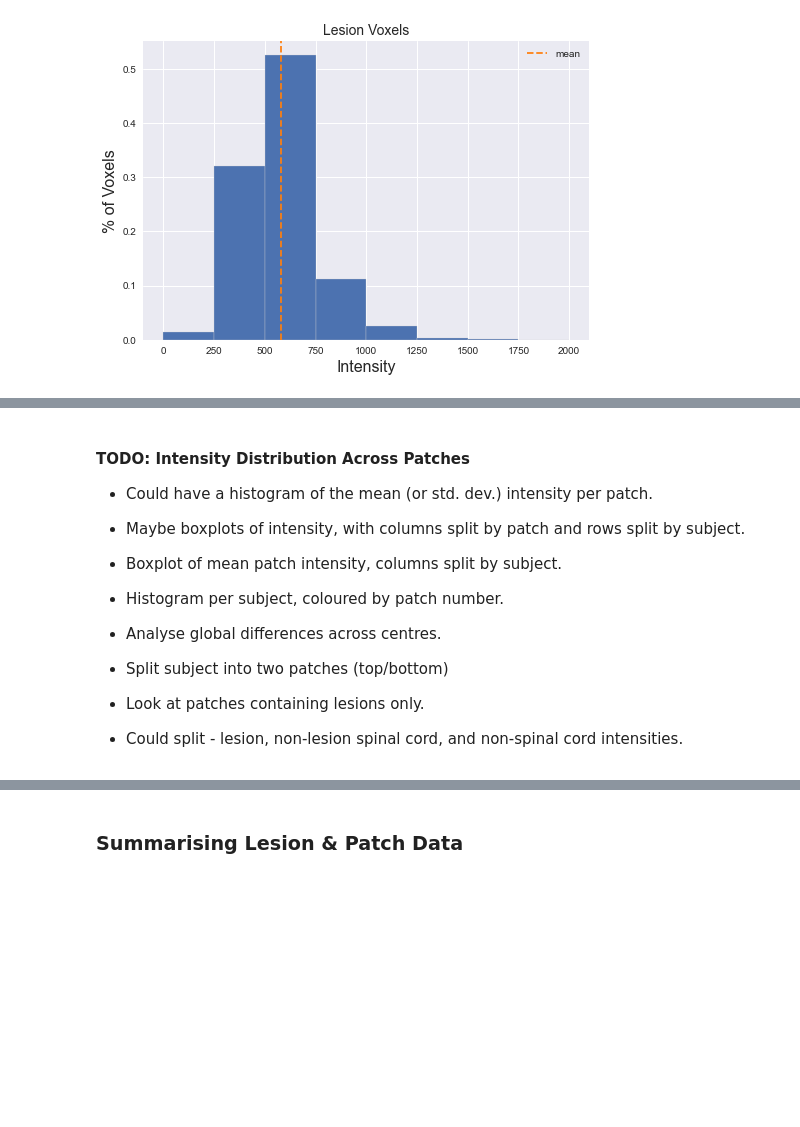
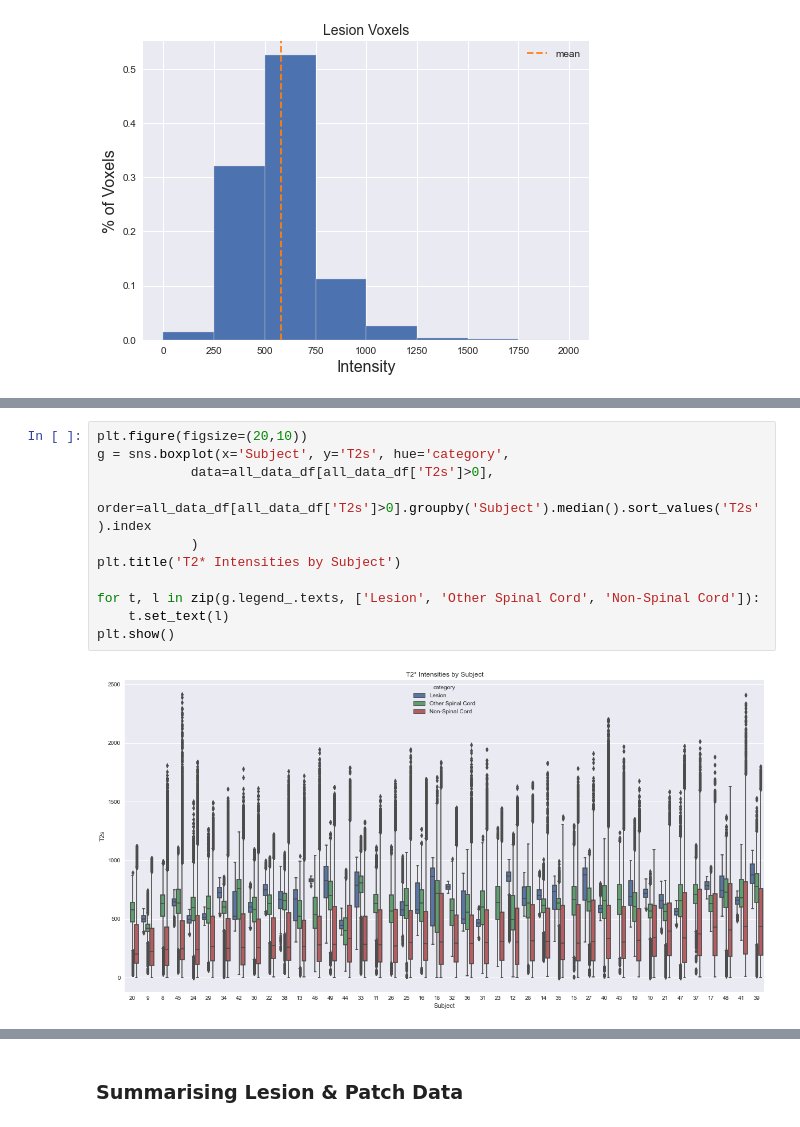
Before and after one commit to rickymwalsh/sc-segmentation, a Jupyter notebook: data-exploration.ipynb, the cells around one changed output, grey strips where cells are left out. Cells and saved outputs as stored; diff of their text form; blank space fills up the shorter version.

```diff
--- a/data-exploration.ipynb
+++ b/data-exploration.ipynb
@@ -213,11 +213,13 @@ Text(0.5, 1.0, 'T2 Intensities (1=Lesion, 2=Spinal Cord (Non-Lesion), 3=Non-Spin
-# %% [markdown]
-#### TODO: Intensity Distribution Across Patches
-- Could have a histogram of the mean (or std. dev.) intensity per patch.
-- Maybe boxplots of intensity, with columns split by patch and rows split by subject.
-- Boxplot of mean patch intensity, columns split by subject.
-- Histogram per subject, coloured by patch number.
-- Analyse global differences across centres.
-
-- Split subject into two patches (top/bottom)
-- Look at patches containing lesions only.
-- Could split - lesion, non-lesion spinal cord, and non-spinal cord intensities.
+# %%
+plt.figure(figsize=(20,10))
+g = sns.boxplot(x='Subject', y='T2s', hue='category',
+            data=all_data_df[all_data_df['T2s']>0],
+            order=all_data_df[all_data_df['T2s']>0].groupby('Subject').median().sort_values('T2s').index
+            )
+plt.title('T2* Intensities by Subject')
+
+for t, l in zip(g.legend_.texts, ['Lesion', 'Other Spinal Cord', 'Non-Spinal Cord']):
+    t.set_text(l)
+plt.show()
+# %% [output]
+[figure, added]
```
Also changed, not shown: parts of 18 cells of this notebook.
